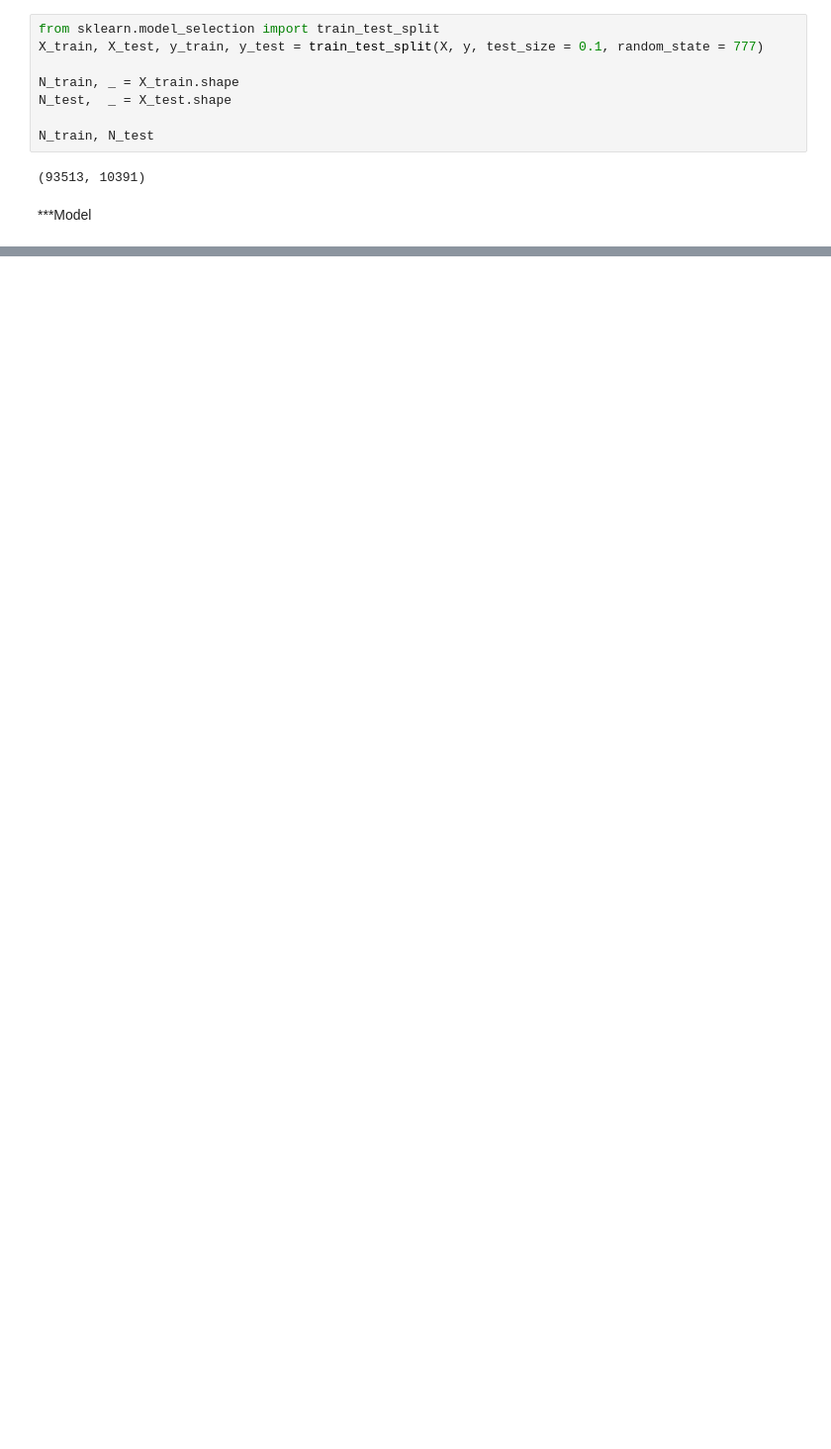
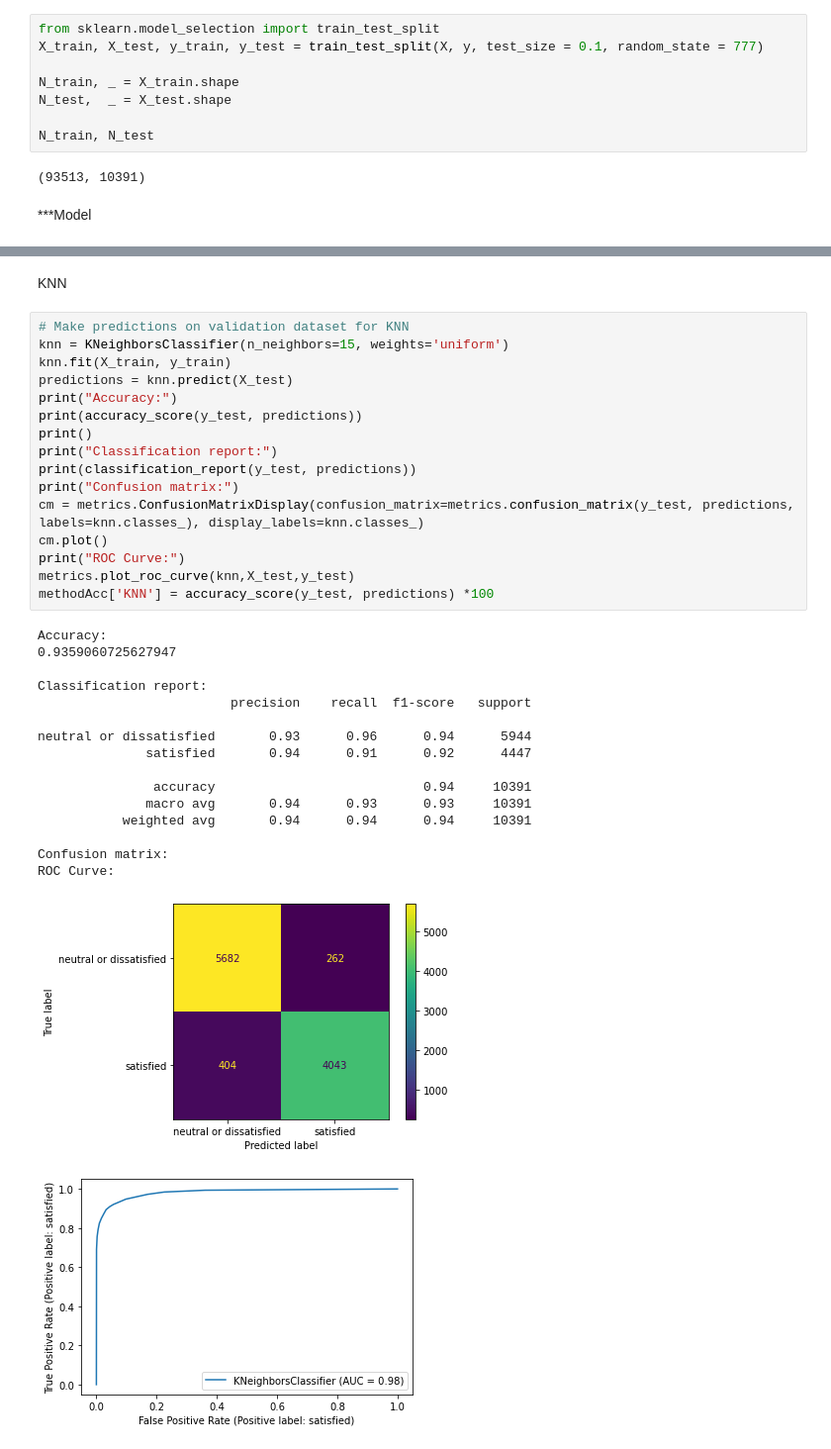
Before and after one commit to aakashkandasamy/Airline-Passenger-Satisfaction, a Jupyter notebook: EDA.ipynb, the cells around one changed output, grey strips where cells are left out. Shown: that part at 99% size. Cells and saved outputs as stored; diff of their text form; blank space fills up the shorter version.

```diff
--- a/EDA.ipynb
+++ b/EDA.ipynb
@@ -467,0 +549,36 @@ ValueError: could not convert string to float: 'Female'
+# %% [markdown]
+KNN
+# %%
+# Make predictions on validation dataset for KNN
+knn = KNeighborsClassifier(n_neighbors=15, weights='uniform')
+knn.fit(X_train, y_train)
+predictions = knn.predict(X_test)
+print("Accuracy:")
+print(accuracy_score(y_test, predictions))
+print()
+print("Classification report:")
+print(classification_report(y_test, predictions))
+print("Confusion matrix:")
+cm = metrics.ConfusionMatrixDisplay(confusion_matrix=metrics.confusion_matrix(y_test, predictions, labels=knn.classes_), display_labels=knn.classes_)
+cm.plot()
+print("ROC Curve:")
+metrics.plot_roc_curve(knn,X_test,y_test)
+methodAcc['KNN'] = accuracy_score(y_test, predictions) *100
+# %% [output]
+Accuracy:
+0.9359060725627947
+
+Classification report:
+                         precision    recall  f1-score   support
+
+neutral or dissatisfied       0.93      0.96      0.94      5944
+              satisfied       0.94      0.91      0.92      4447
+
+               accuracy                           0.94     10391
+              macro avg       0.94      0.93      0.93     10391
+           weighted avg       0.94      0.94      0.94     10391
+
+Confusion matrix:
+ROC Curve:
+[figure, added]
+[figure, added]
```
Also changed, not shown: parts of 9 cells of this notebook.
